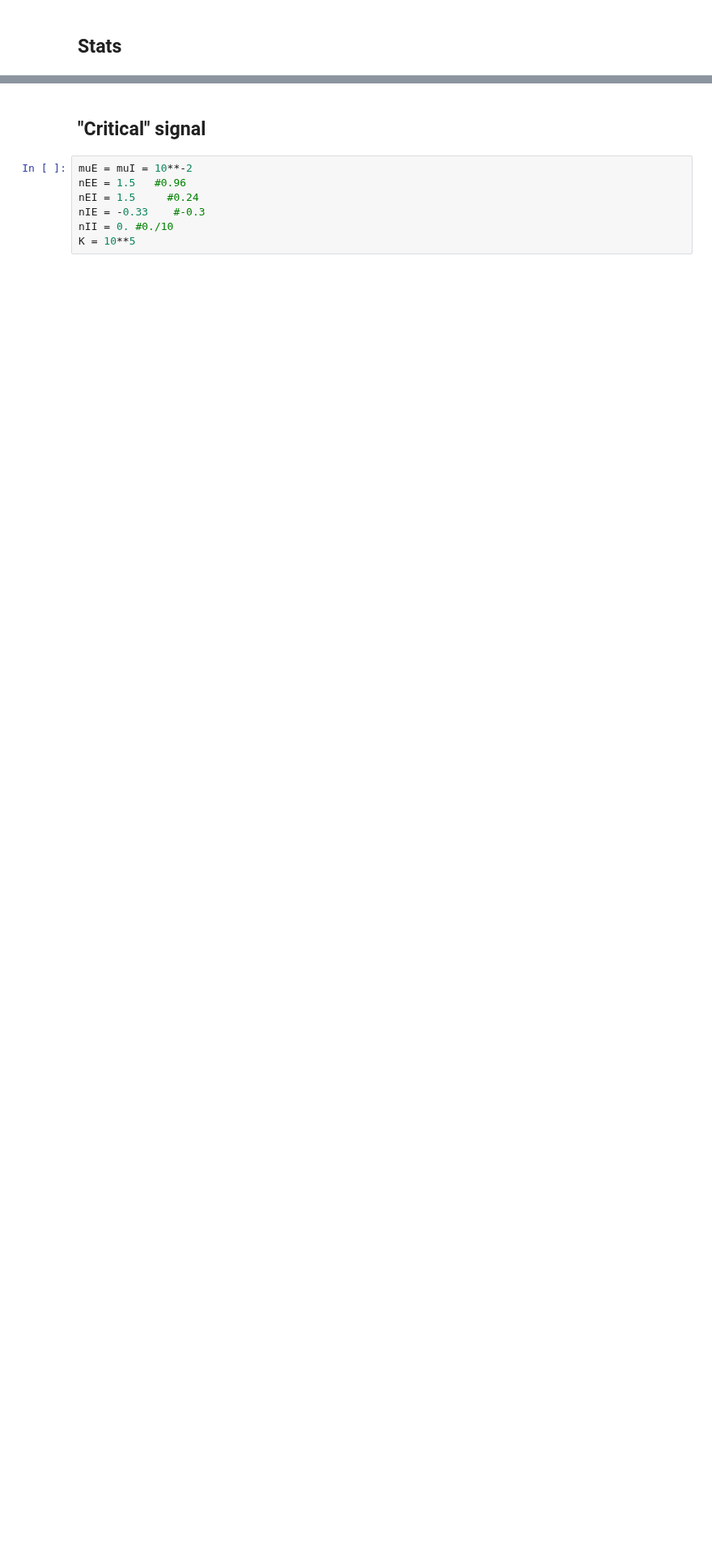
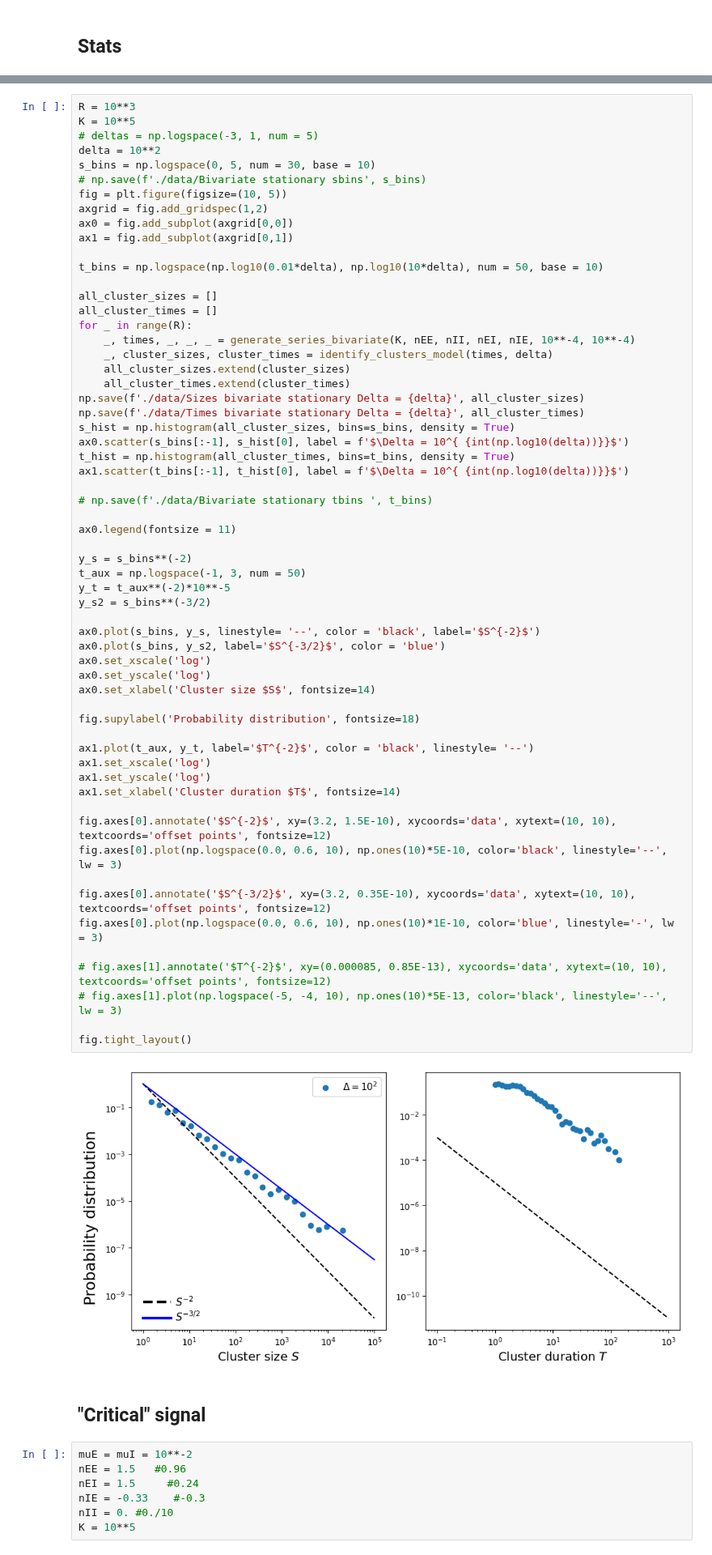
Before and after one commit to RivasAntonio/TFM, a Jupyter notebook: Códigos/Hawkes/save_data.ipynb, the cells around one changed output, grey strips where cells are left out. Shown at 81% size. Drawn from its saved outputs; the diff is of its cells as text; blank space fills up the shorter version.

```diff
--- a/Códigos/Hawkes/save_data.ipynb
+++ b/Códigos/Hawkes/save_data.ipynb
@@ -1404,3 +1442,65 @@ fig.tight_layout()
+# %%
+R = 10**3
+K = 10**5
+# deltas = np.logspace(-3, 1, num = 5)
+delta = 10**2
+s_bins = np.logspace(0, 5, num = 30, base = 10)
+# np.save(f'./data/Bivariate stationary sbins', s_bins)
+fig = plt.figure(figsize=(10, 5))
+axgrid = fig.add_gridspec(1,2)
+ax0 = fig.add_subplot(axgrid[0,0])
+ax1 = fig.add_subplot(axgrid[0,1])
+
+t_bins = np.logspace(np.log10(0.01*delta), np.log10(10*delta), num = 50, base = 10)
+
+all_cluster_sizes = []
+all_cluster_times = []
+for _ in range(R):
+    _, times, _, _, _ = generate_series_bivariate(K, nEE, nII, nEI, nIE, 10**-4, 10**-4)
+    _, cluster_sizes, cluster_times = identify_clusters_model(times, delta)
+    all_cluster_sizes.extend(cluster_sizes)
+    all_cluster_times.extend(cluster_times)
+np.save(f'./data/Sizes bivariate stationary Delta = {delta}', all_cluster_sizes)
+np.save(f'./data/Times bivariate stationary Delta = {delta}', all_cluster_times)
+s_hist = np.histogram(all_cluster_sizes, bins=s_bins, density = True)
+ax0.scatter(s_bins[:-1], s_hist[0], label = f'$\Delta = 10^{ {int(np.log10(delta))}}$')
+t_hist = np.histogram(all_cluster_times, bins=t_bins, density = True)
+ax1.scatter(t_bins[:-1], t_hist[0], label = f'$\Delta = 10^{ {int(np.log10(delta))}}$')
+
+# np.save(f'./data/Bivariate stationary tbins ', t_bins)
+
+ax0.legend(fontsize = 11)
+
+y_s = s_bins**(-2)
+t_aux = np.logspace(-1, 3, num = 50)
+y_t = t_aux**(-2)*10**-5
+y_s2 = s_bins**(-3/2)
+
+ax0.plot(s_bins, y_s, linestyle= '--', color = 'black', label='$S^{-2}$')
+ax0.plot(s_bins, y_s2, label='$S^{-3/2}$', color = 'blue')
+ax0.set_xscale('log')
+ax0.set_yscale('log')
+ax0.set_xlabel('Cluster size $S$', fontsize=14)
+
+fig.supylabel('Probability distribution', fontsize=18)
+
+ax1.plot(t_aux, y_t, label='$T^{-2}$', color = 'black', linestyle= '--')
+ax1.set_xscale('log')
+ax1.set_yscale('log')
+ax1.set_xlabel('Cluster duration $T$', fontsize=14)
+
+fig.axes[0].annotate('$S^{-2}$', xy=(3.2, 1.5E-10), xycoords='data', xytext=(10, 10), textcoords='offset points', fontsize=12)
+fig.axes[0].plot(np.logspace(0.0, 0.6, 10), np.ones(10)*5E-10, color='black', linestyle='--', lw = 3)
+
+fig.axes[0].annotate('$S^{-3/2}$', xy=(3.2, 0.35E-10), xycoords='data', xytext=(10, 10), textcoords='offset points', fontsize=12)
+fig.axes[0].plot(np.logspace(0.0, 0.6, 10), np.ones(10)*1E-10, color='blue', linestyle='-', lw = 3)
+
+# fig.axes[1].annotate('$T^{-2}$', xy=(0.000085, 0.85E-13), xycoords='data', xytext=(10, 10), textcoords='offset points', fontsize=12)
+# fig.axes[1].plot(np.logspace(-5, -4, 10), np.ones(10)*5E-13, color='black', linestyle='--', lw = 3)
+
+fig.tight_layout()
+# %% [output]
+[figure, added]
 # %% [markdown]
 ## "Critical" signal
 # %%
```
Also changed, not shown: parts of 7 cells of this notebook, 16 other files.
